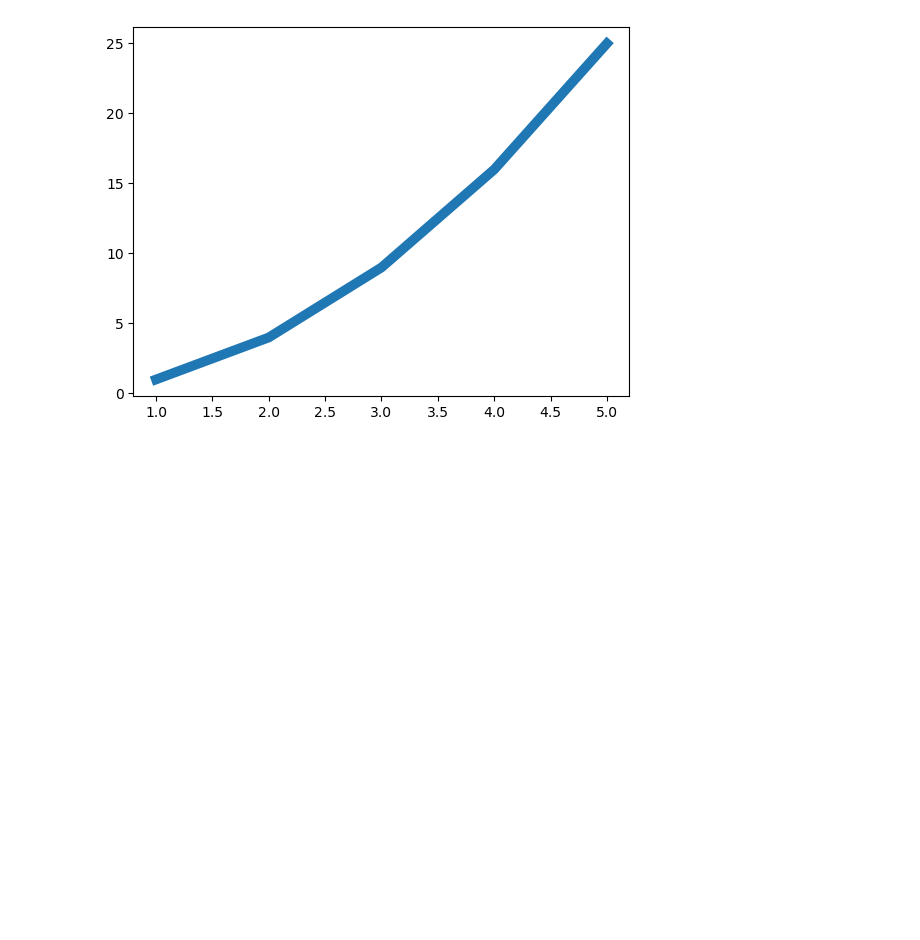
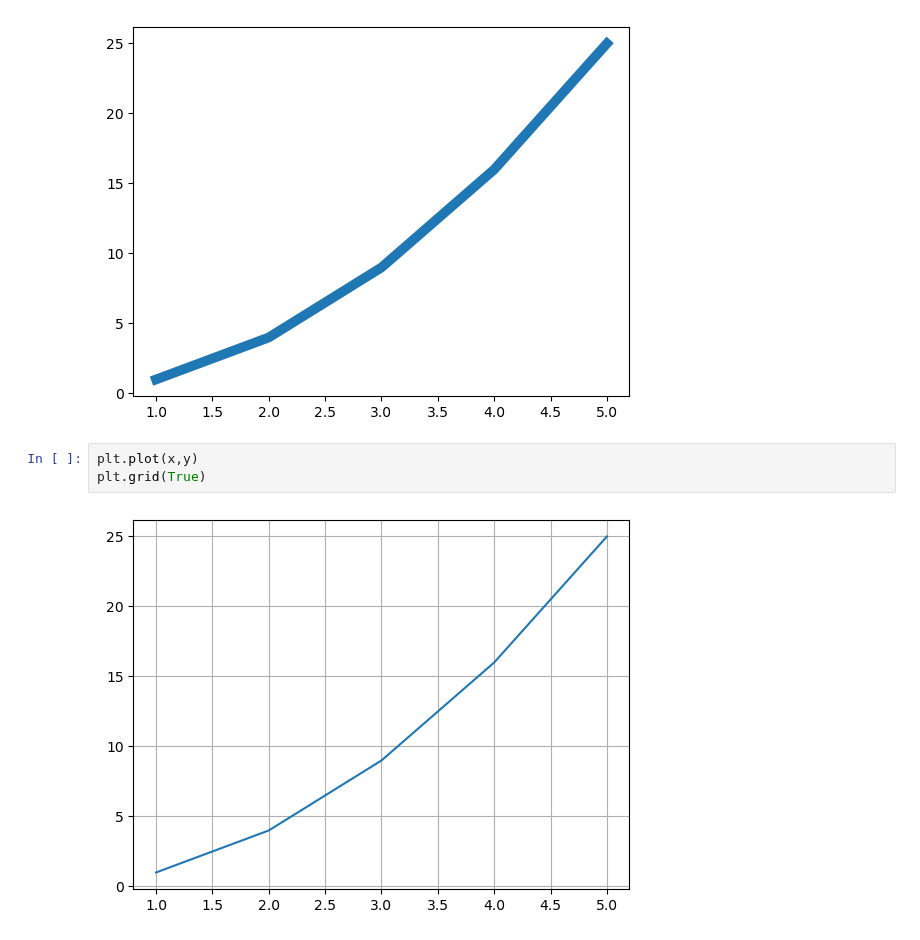
Before and after one commit to vaibhavgaikwad2/Machine-learning-course, a Jupyter notebook: 1)Notes/10-Data Analysis/Matplotlib.ipynb, the cells around one changed output. Cells and saved outputs as stored; diff of their text form; blank space fills up the shorter version.

```diff
--- a/1)Notes/10-Data Analysis/Matplotlib.ipynb
+++ b/1)Notes/10-Data Analysis/Matplotlib.ipynb
@@ -47,3 +47,8 @@ plt.plot(x,y,linewidth='7')
 # %% [output]
 [<matplotlib.lines.Line2D at 0x...>]
 [figure]
+# %%
+plt.plot(x,y)
+plt.grid(True)
+# %% [output]
+[figure, added]
```
